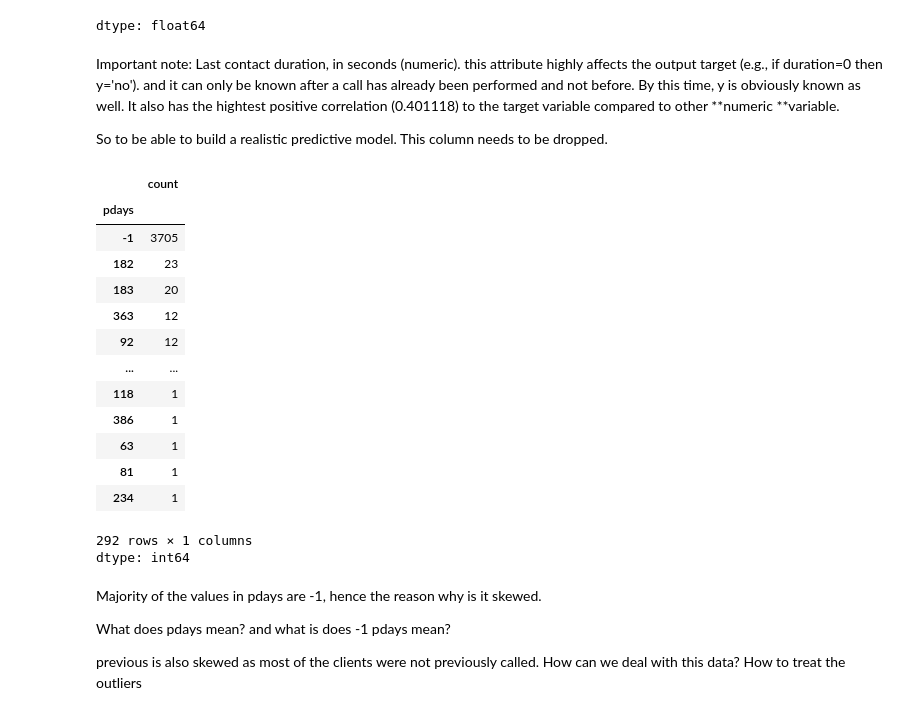
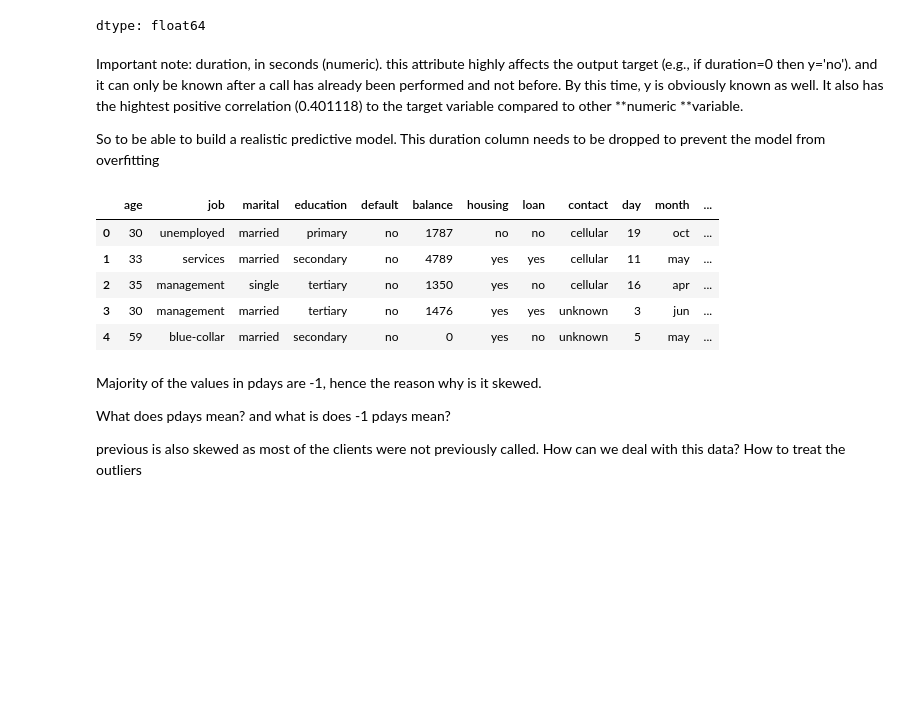
Before and after one commit to Fatai-soliu/bank-telemarketing, a Jupyter notebook: Bank_Marketing.ipynb, the cells around one changed output. Cells and saved outputs as stored; diff of their text form; code cells hidden in the pictures; blank space fills up the shorter version.

```diff
--- a/Bank_Marketing.ipynb
+++ b/Bank_Marketing.ipynb
@@ -191,29 +179,22 @@ corr
 | campaign | -0.061147 |
 dtype: float64
 # %% [markdown]
-Important note: Last contact duration, in seconds (numeric). this attribute highly affects the output target (e.g., if duration=0 then y='no'). and it can only be known after a call has already been performed and not before. By this time, y is obviously known as well. It also has the hightest positive correlation (0.401118) to the target variable compared to other **numeric **variable.
+Important note: duration, in seconds (numeric). this attribute highly affects the output target (e.g., if duration=0 then y='no'). and it can only be known after a call has already been performed and not before. By this time, y is obviously known as well. It also has the hightest positive correlation (0.401118) to the target variable compared to other **numeric **variable.
 
-So to be able to build a realistic predictive model. This column needs to be dropped.
+So to be able to build a realistic predictive model. This duration column needs to be dropped to prevent the model from overfitting
-# %%
-## Checking the unique values and their counts for pdays and previosu
-
-data['pdays'].value_counts()
-# %% [output]
-|  | count |
-| pdays |  |
-| -1 | 3705 |
-| 182 | 23 |
-| 183 | 20 |
-| 363 | 12 |
-| 92 | 12 |
-| ... | ... |
-| 118 | 1 |
-| 386 | 1 |
-| 63 | 1 |
-| 81 | 1 |
-| 234 | 1 |
-292 rows × 1 columns
-dtype: int64
+# %%
+# Drop the duration column
+
+data = data.drop(['duration'], axis=1)
+# %%
+data.head()
+# %% [output]
+|  | age | job | marital | education | default | balance | housing | loan | contact | day | month | ... |
+| 0 | 30 | unemployed | married | primary | no | 1787 | no | no | cellular | 19 | oct | ... |
+| 1 | 33 | services | married | secondary | no | 4789 | yes | yes | cellular | 11 | may | ... |
+| 2 | 35 | management | single | tertiary | no | 1350 | yes | no | cellular | 16 | apr | ... |
+| 3 | 30 | management | married | tertiary | no | 1476 | yes | yes | unknown | 3 | jun | ... |
+| 4 | 59 | blue-collar | married | secondary | no | 0 | yes | no | unknown | 5 | may | ... |
 # %% [markdown]
 Majority of the values in pdays are -1, hence the reason why is it skewed.
 
```
Also changed, not shown: parts of 3 cells of this notebook.
